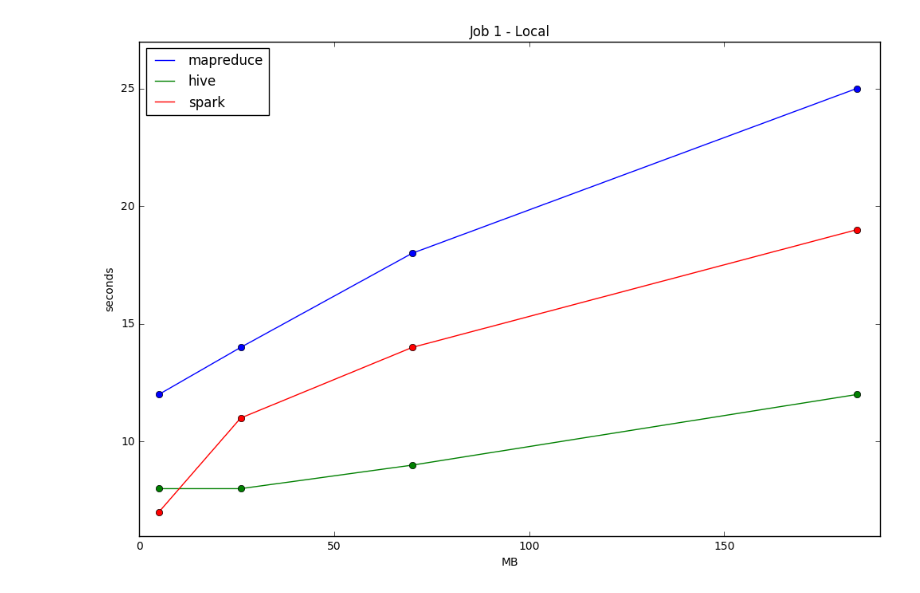
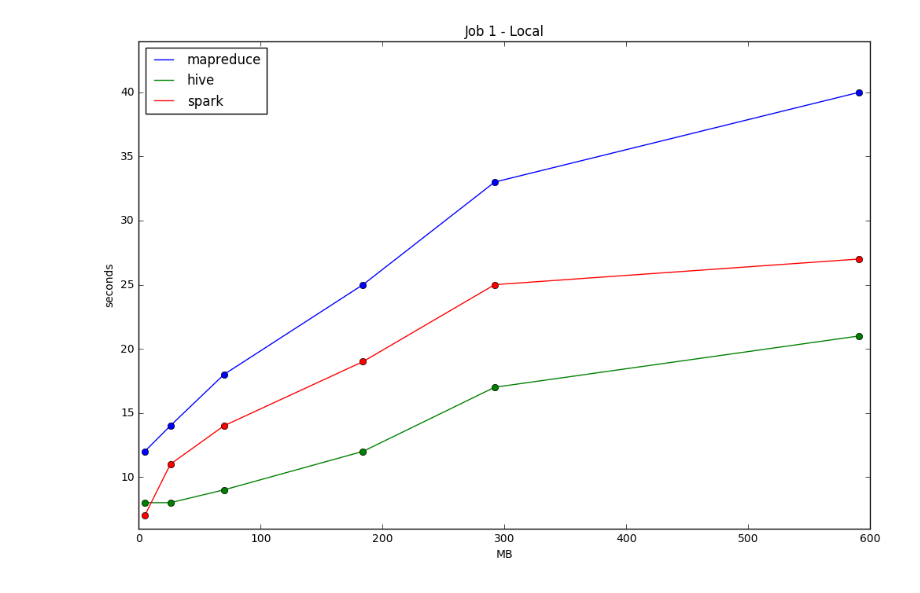
Before and after one commit to BigData-MielPops/Project1, a Jupyter notebook: plots.ipynb, the cells around one changed output. Cells and saved outputs as stored; diff of their text form; code cells hidden in the pictures.

```diff
--- a/plots.ipynb
+++ b/plots.ipynb
@@ -11,8 +11,8 @@ def plot_project_data(data_x, data_list_y, plt_range_min_x, plt_range_max_x,
     plt_range_min_y = int(min(data_list_y[0]) * 0.9)
     plt_range_max_y = int(max(data_list_y[0]) * 1.1)
     for dy in data_list_y:
-        plt_range_min_y = int(min(dy + [plt_range_min_y]) * 0.97)
-        plt_range_max_y = int(max(dy + [plt_range_max_y]) * 1.03)
+        plt_range_min_y = int(min(dy + [plt_range_min_y]) * 0.99)
+        plt_range_max_y = int(max(dy + [plt_range_max_y]) * 1.01)
 
     handles = [];
     for i in range(len(data_list_y)):
@@ -26,7 +26,7 @@ def plot_project_data(data_x, data_list_y, plt_range_min_x, plt_range_max_x,
     plt.legend(handles=handles, loc=2)
     plt.show()
 # %%
-plot_project_data([5, 26, 70, 184], [[12, 14, 18, 25], [8, 8, 9, 12], [7, 11, 14, 19]], 0, 190, title='Job 1 - Local')
+plot_project_data([5, 26, 70, 184, 292, 591], [[12, 14, 18, 25, 33, 40], [8, 8, 9, 12, 17, 21], [7, 11, 14, 19, 25, 27]], 0, 600, title='Job 1 - Local')
 # %% [output]
-[figure, old version]
+[figure, new version]
 # %%
```
Also changed, not shown: parts of 2 cells of this notebook.
